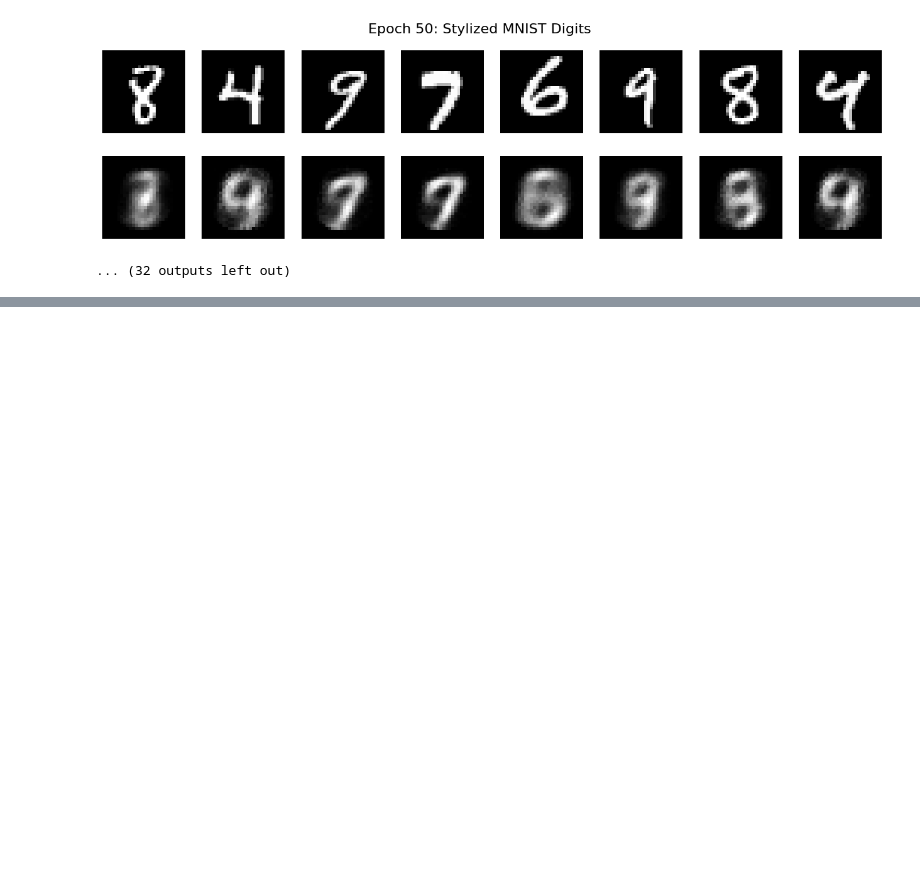
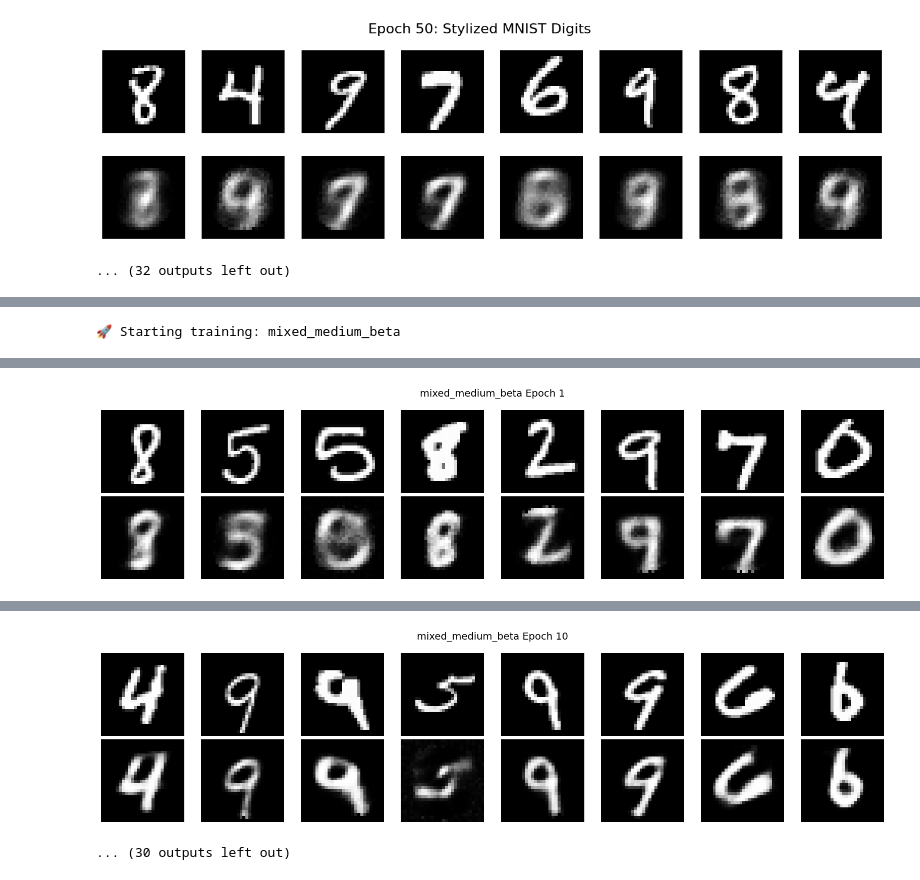
Before and after one commit to nking-1/Generativity, a Jupyter notebook: ML_EntropyLossExamples.ipynb, the cells around one changed output, grey strips where cells are left out. Saved outputs shown, nothing was run; the diff lists cells and outputs as text; code cells hidden in the pictures; blank space fills up the shorter version.

Commit message:
Entropy loss stats testing - run 1

```diff
--- a/ML_EntropyLossExamples.ipynb
+++ b/ML_EntropyLossExamples.ipynb
@@ -1425,0 +1653,24 @@ Epoch 50/200 | Entropy Loss: 3.519920
+# %%
+from torch.utils.data import DataLoader
+import torchvision
+import torchvision.transforms as transforms
+
+batch_size = 128
+device="mps"
+
+# --- Load MNIST (unsupervised)
+transform = transforms.Compose([transforms.ToTensor()])
+train_data = torchvision.datasets.MNIST(root='./data', train=True, download=True, transform=transform)
+train_loader = DataLoader(train_data, batch_size=batch_size, shuffle=True)
+
+result = train_entropy_model(
+    train_loader,
+    condition_name="mixed_medium_beta",
+    alpha_creative=100,
+    alpha_rigor=10,
+    beta=1e-3,
+    epochs=40,
+    device=device
+)
+# %% [output]
+🚀 Starting training: mixed_medium_beta
@@ -1425,0 +1678 @@ Epoch 50/200 | Entropy Loss: 3.519920
+[figure, added]
@@ -1425,0 +1688,2 @@ Epoch 50/200 | Entropy Loss: 3.519920
+[figure, added]
+... (30 outputs left out)
```
Also changed, not shown: parts of 11 cells of this notebook.
